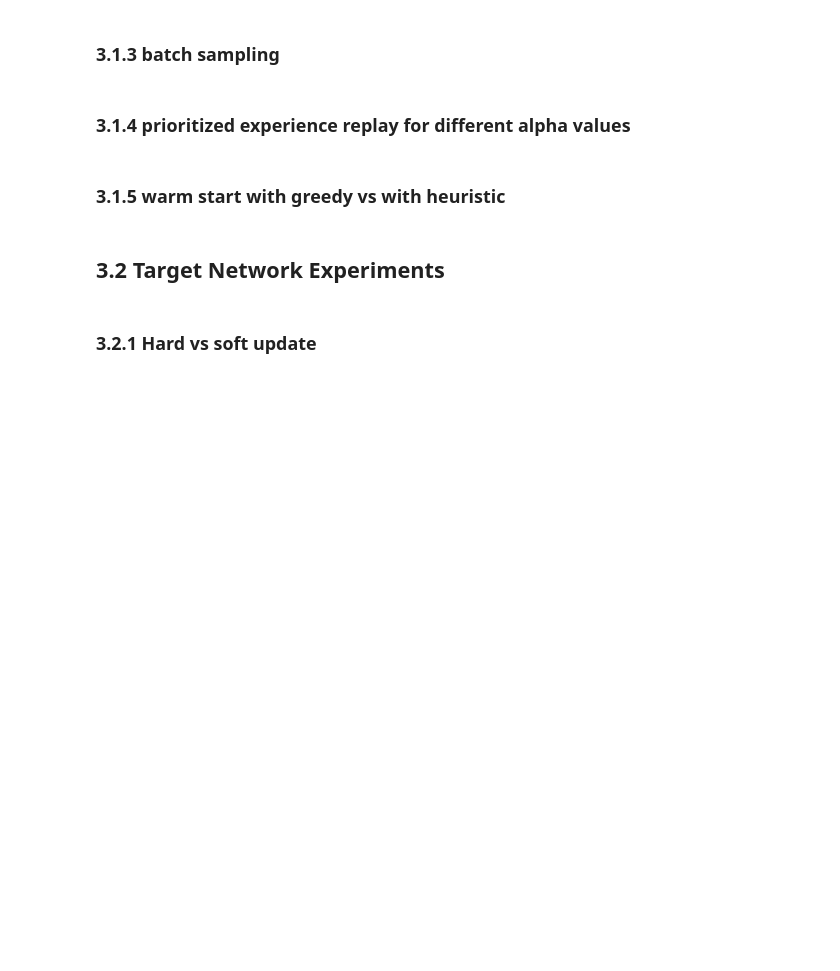
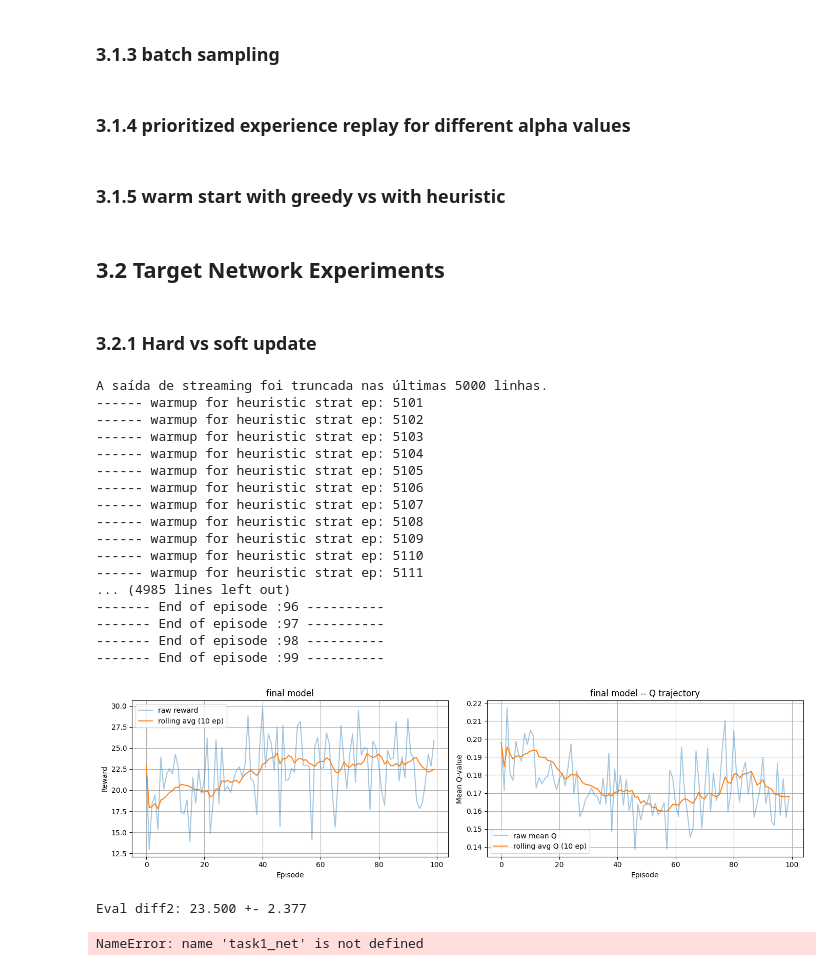
Before and after one commit to rarosilva/DL_Proj2, a Jupyter notebook: tasks/task2.ipynb, the cells around one changed output. Saved outputs shown, nothing was run; the diff lists cells and outputs as text; code cells hidden in the pictures; blank space fills up the shorter version.

Commit message:
Complete model test submission

```diff
--- a/tasks/task2.ipynb
+++ b/tasks/task2.ipynb
@@ -557,8 +556,10 @@ def train(env, net, optimizer, n_episodes=N_EPISODES, gamma=GAMMA, n_frames=FRAM
 
       while memory.__len__() < max_warmup:
         if warm_start_heuristic==greedy:
+          print(f"------ warmup for greedy strat ep: {memory.__len__()}")
           action = q_values.argmax().item()
         else:
+          print(f"------ warmup for heuristic strat ep: {memory.__len__()}")
           action = warm_start_heuristic(info)
 
         next_state, reward, terminated, truncated, info = env.step(action)
@@ -629,6 +630,8 @@ def train(env, net, optimizer, n_episodes=N_EPISODES, gamma=GAMMA, n_frames=FRAM
 
         if(TAU==None):
           # hard update
+          if(target_update>=n_episodes):
+            target_update=50
           if ep % target_update == 0:
             target_net.load_state_dict(net.state_dict())
         else:
@@ -1244,0 +1111,59 @@ print(f'Eval diff0: {mean0:.3f} +- {std0:.3f}')
+# %%
+q = BEST_ARCH_CLASS(n_frames=BEST_N_FRAMES).to(device)
+q_target = BEST_ARCH_CLASS(n_frames=BEST_N_FRAMES).to(device)
+q_target.load_state_dict(q.state_dict())
+optimizer = optim.RMSprop(q.parameters(), lr=LR, alpha=0.99, eps=1e-8)
+# %%
+
+import time, os, torch
+
+def greedy(info):
+  return
+
+print(f'Phase 1: difficulty 2, {N_EPISODES} episodes Final model')
+task2_best_net, rew1, los1, q1 = train(
+      envs[f'difficulty_2'], q, optimizer,
+      n_episodes=N_EPISODES,
+      n_frames=BEST_N_FRAMES,
+      heuristic=BEST_HEURISTIC,
+      warmup_pct=BEST_WARMUP,
+      use_huber=True,
+      gamma=BEST_GAMMA,
+      name=f'final model',
+      preprocess_fn=BEST_PREPROCESS,
+      TAU=0.01,
+      warm_start_heuristic=BEST_HEURISTIC,
+      memory=ReplayBuffer(alpha=1.0),
+      batch_size=128,
+      on_policy=True
+      )
+
+start = time.time()
+mean1, std1, q1_f, _, _ = evaluate(
+    envs['difficulty_2'],
+    task2_best_net,
+    BEST_N_FRAMES,
+    time.time()-start,
+    preprocess_fn=BEST_PREPROCESS)
+print(f'Eval diff2: {mean1:.3f} +- {std1:.3f}')
+# %% [output]
+A saída de streaming foi truncada nas últimas 5000 linhas.
+------ warmup for heuristic strat ep: 5101
+------ warmup for heuristic strat ep: 5102
+------ warmup for heuristic strat ep: 5103
+------ warmup for heuristic strat ep: 5104
+------ warmup for heuristic strat ep: 5105
+------ warmup for heuristic strat ep: 5106
+------ warmup for heuristic strat ep: 5107
+------ warmup for heuristic strat ep: 5108
+------ warmup for heuristic strat ep: 5109
+------ warmup for heuristic strat ep: 5110
+------ warmup for heuristic strat ep: 5111
+... (4985 lines left out)
+------- End of episode :96 ----------
+------- End of episode :97 ----------
+------- End of episode :98 ----------
+------- End of episode :99 ----------
+[figure, added]
+Eval diff2: 23.500 +- 2.377
+NameError: name 'task1_net' is not defined
```
Also changed, not shown: parts of 34 cells of this notebook.
